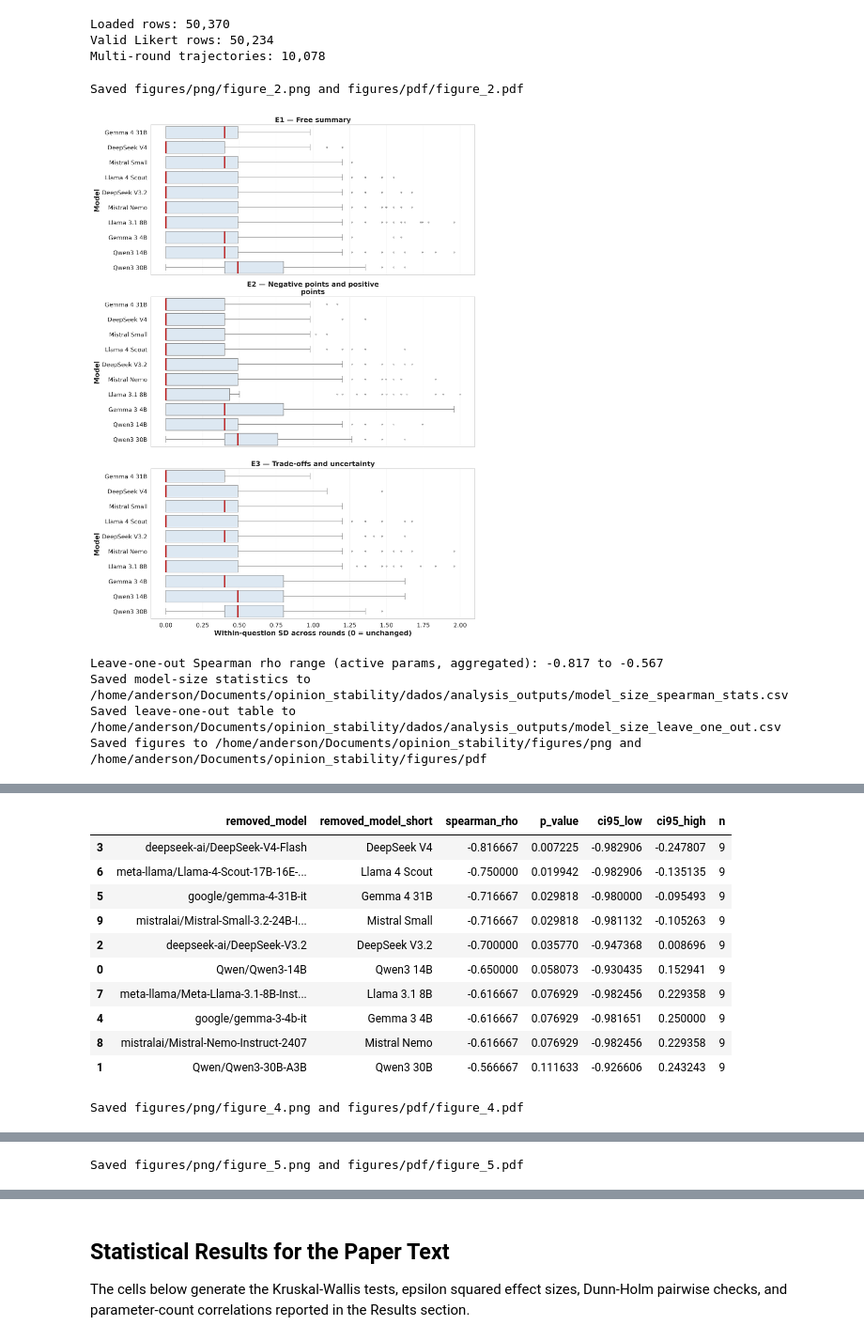
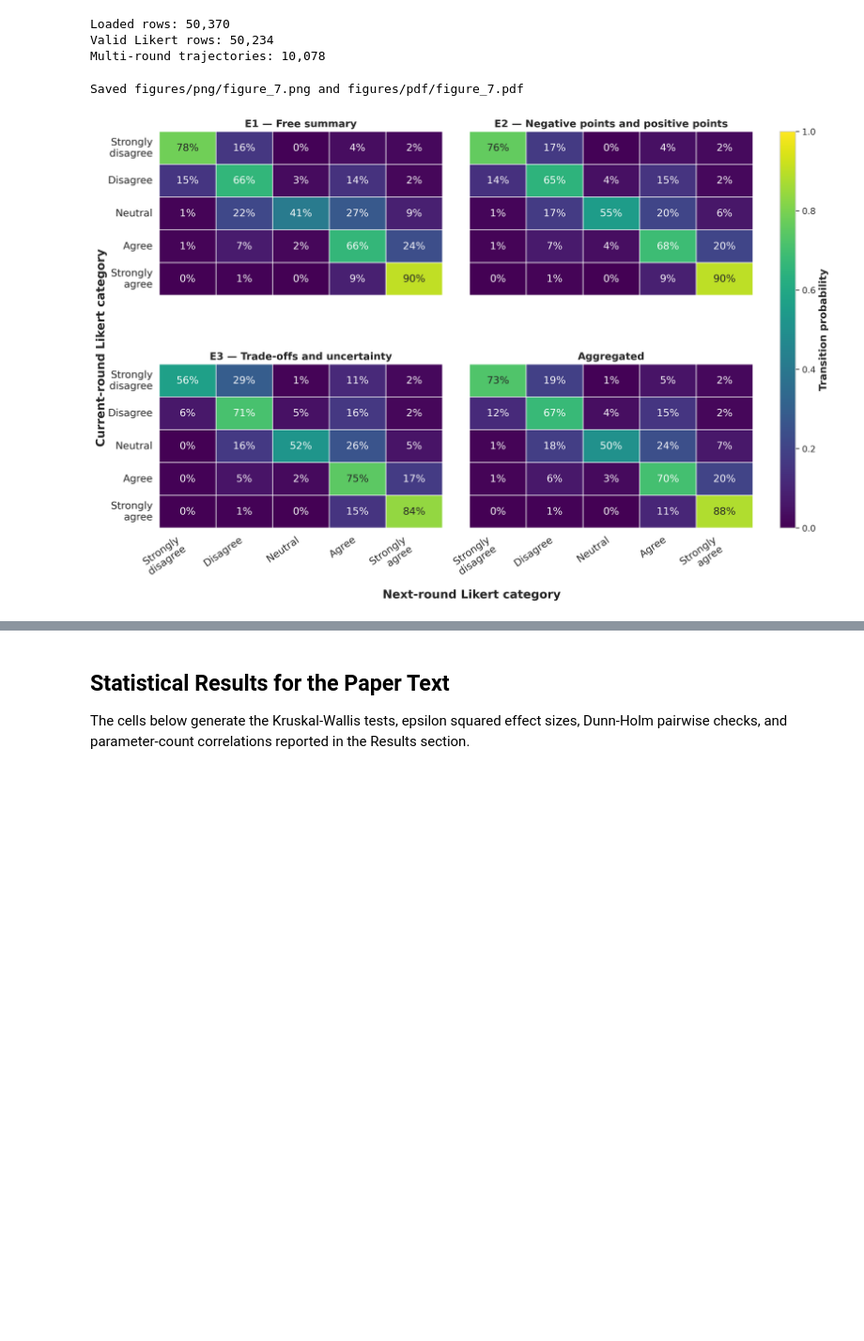
Before and after one commit to graphs4ai/opinion_stability, a Jupyter notebook: analises.ipynb, the cells around one changed output, grey strips where cells are left out. Shown at 94% size. Saved outputs shown, nothing was run; the diff lists cells and outputs as text; code cells hidden in the pictures; blank space fills up the shorter version.

Commit message:
Refactor tests for Friedman analysis and Likert transition matrix

```diff
--- a/analises.ipynb
+++ b/analises.ipynb
@@ -369,13 +458,11 @@ def plot_figure_6(traj):
 # %%
-plot_figure_2(trajectories)
-plot_figure_3(trajectories)
-plot_figure_4(trajectories)
-plot_figure_5(trajectories)
-plot_figure_6(trajectories)
+# plot_figure_2(trajectories)
+# plot_figure_3(trajectories)
+# plot_figure_4(trajectories)
+# plot_figure_5(trajectories)
+# plot_figure_6(trajectories)
+
+plot_figure_7(round_level)
 # %% [output]
-Saved figures/png/figure_2.png and figures/pdf/figure_2.pdf
+Saved figures/png/figure_7.png and figures/pdf/figure_7.pdf
-[figure, old version]
+[figure, new version]
-Leave-one-out Spearman rho range (active params, aggregated): -0.817 to -0.567
-Saved model-size statistics to /home/anderson/Documents/opinion_stability/dados/analysis_outputs/model_size_spearman_stats.csv
-Saved leave-one-out table to /home/anderson/Documents/opinion_stability/dados/analysis_outputs/model_size_leave_one_out.csv
-Saved figures to /home/anderson/Documents/opinion_stability/figures/png and /home/anderson/Documents/opinion_stability/figures/pdf
@@ -391,12 +468,0 @@ Saved figures to /home/anderson/Documents/opinion_stability/figures/png and /hom
-|  | removed_model | removed_model_short | spearman_rho | p_value | ci95_low | ci95_high | n |
-| 3 | deepseek-ai/DeepSeek-V4-Flash | DeepSeek V4 | -0.816667 | 0.007225 | -0.982906 | -0.247807 | 9 |
-| 6 | meta-llama/Llama-4-Scout-17B-16E-... | Llama 4 Scout | -0.750000 | 0.019942 | -0.982906 | -0.135135 | 9 |
-| 5 | google/gemma-4-31B-it | Gemma 4 31B | -0.716667 | 0.029818 | -0.980000 | -0.095493 | 9 |
-| 9 | mistralai/Mistral-Small-3.2-24B-I... | Mistral Small | -0.716667 | 0.029818 | -0.981132 | -0.105263 | 9 |
-| 2 | deepseek-ai/DeepSeek-V3.2 | DeepSeek V3.2 | -0.700000 | 0.035770 | -0.947368 | 0.008696 | 9 |
-| 0 | Qwen/Qwen3-14B | Qwen3 14B | -0.650000 | 0.058073 | -0.930435 | 0.152941 | 9 |
-| 7 | meta-llama/Meta-Llama-3.1-8B-Inst... | Llama 3.1 8B | -0.616667 | 0.076929 | -0.982456 | 0.229358 | 9 |
-| 4 | google/gemma-3-4b-it | Gemma 3 4B | -0.616667 | 0.076929 | -0.981651 | 0.250000 | 9 |
-| 8 | mistralai/Mistral-Nemo-Instruct-2407 | Mistral Nemo | -0.616667 | 0.076929 | -0.982456 | 0.229358 | 9 |
-| 1 | Qwen/Qwen3-30B-A3B | Qwen3 30B | -0.566667 | 0.111633 | -0.926606 | 0.243243 | 9 |
-Saved figures/png/figure_4.png and figures/pdf/figure_4.pdf
@@ -404 +468,0 @@ Saved figures/png/figure_4.png and figures/pdf/figure_4.pdf
-Saved figures/png/figure_5.png and figures/pdf/figure_5.pdf
```
Also changed, not shown: parts of 5 cells of this notebook, 1 other file.
